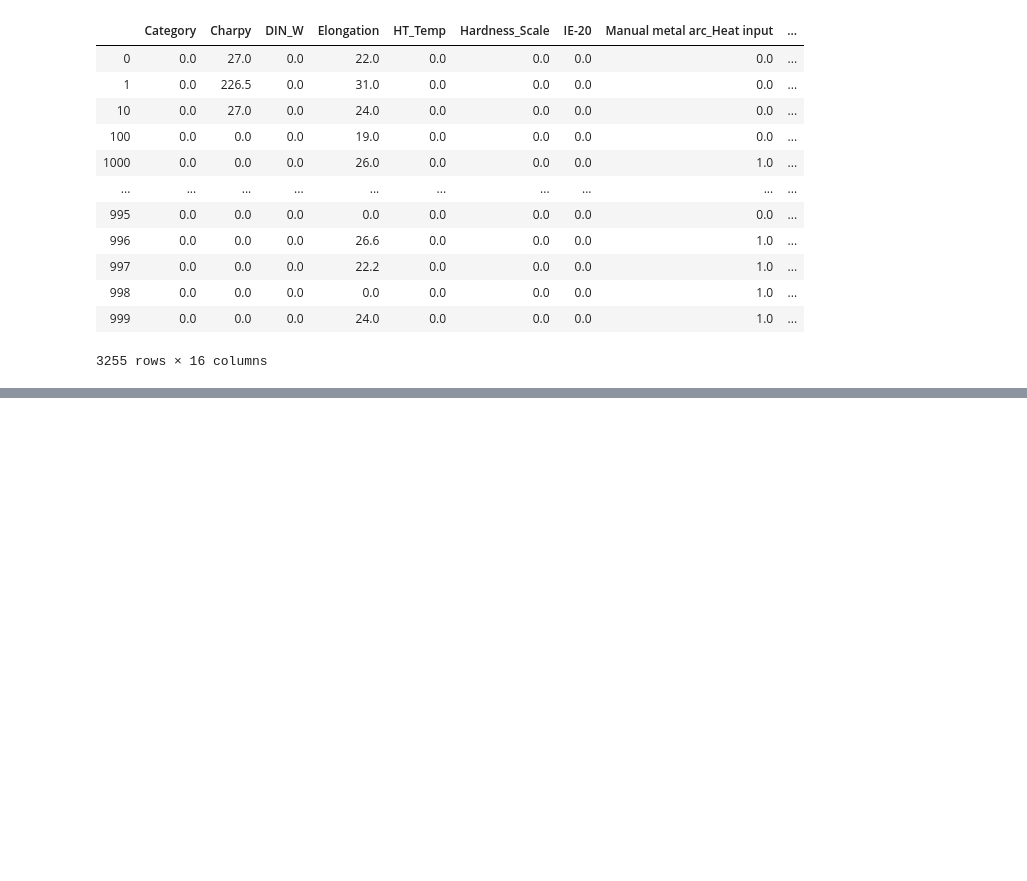
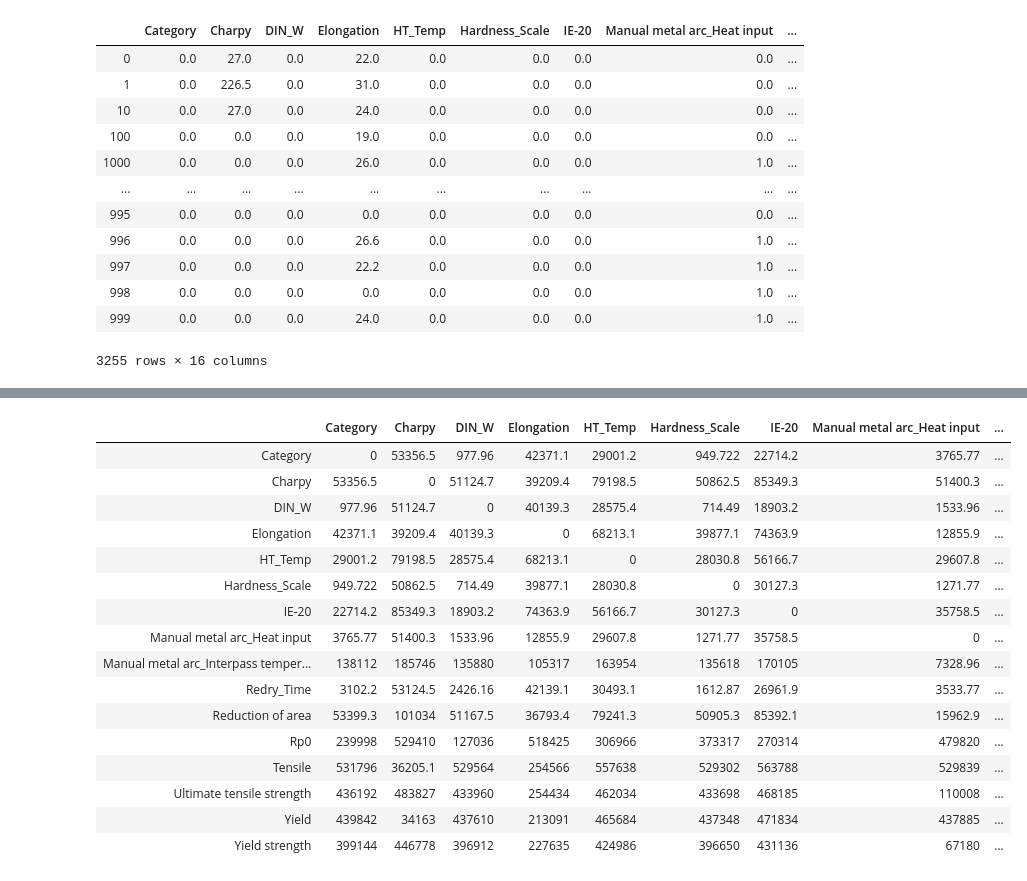
Before and after one commit to PrasannS/WeldingAnalysis, a Jupyter notebook: analysis.ipynb, the cells around one changed output, grey strips where cells are left out. Drawn from its saved outputs; the diff is of its cells as text; code cells hidden in the pictures; blank space fills up the shorter version.

```diff
--- a/analysis.ipynb
+++ b/analysis.ipynb
@@ -470,0 +469,18 @@ print("hi")
+# %%
+added = df + 0.00000000000000000001
+added['Elongation']
+# %%
+def get_chi_corrs(df, func, ind):
+    df = df.dropna()._get_numeric_data()
+    dfcols = pd.DataFrame(columns=df.columns)
+    pvalues = dfcols.transpose().join(dfcols, how='outer')
+    for r in df.columns:
+        for c in df.columns:
+            try:
+                a  = []
+                a.append(r)
+                a.append(c)
+                pvalues[r][c] = round(func(df[a])[ind], 4)
+            except:
+                print('err here')
+    return pvalues
@@ -470,0 +497,20 @@ print("hi")
+# %%
+get_chi_corrs(added,scs.chi2_contingency, 0)
+# %% [output]
+|  | Category | Charpy | DIN_W | Elongation | HT_Temp | Hardness_Scale | IE-20 | Manual metal arc_Heat input | ... |
+| Category | 0 | 53356.5 | 977.96 | 42371.1 | 29001.2 | 949.722 | 22714.2 | 3765.77 | ... |
+| Charpy | 53356.5 | 0 | 51124.7 | 39209.4 | 79198.5 | 50862.5 | 85349.3 | 51400.3 | ... |
+| DIN_W | 977.96 | 51124.7 | 0 | 40139.3 | 28575.4 | 714.49 | 18903.2 | 1533.96 | ... |
+| Elongation | 42371.1 | 39209.4 | 40139.3 | 0 | 68213.1 | 39877.1 | 74363.9 | 12855.9 | ... |
+| HT_Temp | 29001.2 | 79198.5 | 28575.4 | 68213.1 | 0 | 28030.8 | 56166.7 | 29607.8 | ... |
+| Hardness_Scale | 949.722 | 50862.5 | 714.49 | 39877.1 | 28030.8 | 0 | 30127.3 | 1271.77 | ... |
+| IE-20 | 22714.2 | 85349.3 | 18903.2 | 74363.9 | 56166.7 | 30127.3 | 0 | 35758.5 | ... |
+| Manual metal arc_Heat input | 3765.77 | 51400.3 | 1533.96 | 12855.9 | 29607.8 | 1271.77 | 35758.5 | 0 | ... |
+| Manual metal arc_Interpass temper... | 138112 | 185746 | 135880 | 105317 | 163954 | 135618 | 170105 | 7328.96 | ... |
+| Redry_Time | 3102.2 | 53124.5 | 2426.16 | 42139.1 | 30493.1 | 1612.87 | 26961.9 | 3533.77 | ... |
+| Reduction of area | 53399.3 | 101034 | 51167.5 | 36793.4 | 79241.3 | 50905.3 | 85392.1 | 15962.9 | ... |
+| Rp0 | 239998 | 529410 | 127036 | 518425 | 306966 | 373317 | 270314 | 479820 | ... |
+| Tensile | 531796 | 36205.1 | 529564 | 254566 | 557638 | 529302 | 563788 | 529839 | ... |
+| Ultimate tensile strength | 436192 | 483827 | 433960 | 254434 | 462034 | 433698 | 468185 | 110008 | ... |
+| Yield | 439842 | 34163 | 437610 | 213091 | 465684 | 437348 | 471834 | 437885 | ... |
+| Yield strength | 399144 | 446778 | 396912 | 227635 | 424986 | 396650 | 431136 | 67180 | ... |
```
Also changed, not shown: parts of 7 cells of this notebook.
